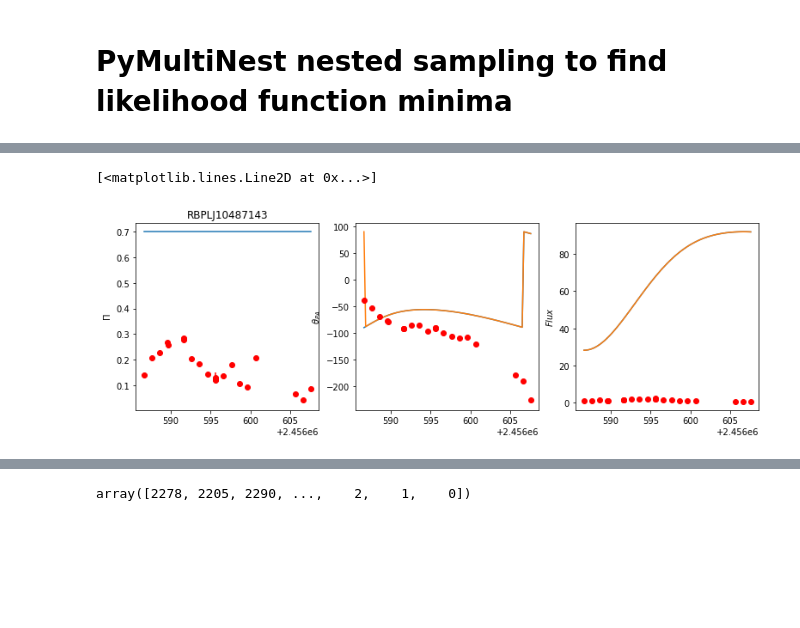
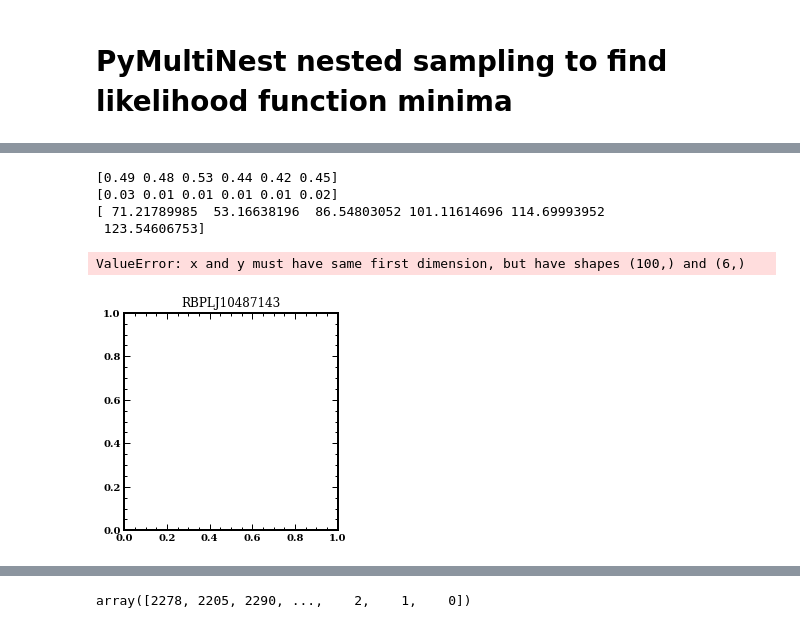
Before and after one commit to alpv95/SAV-Fit, a Jupyter notebook: notebooks/RotFit.ipynb, the cells around one changed output, grey strips where cells are left out. Cells and saved outputs as stored; diff of their text form; code cells hidden in the pictures; blank space fills up the shorter version.

```diff
--- a/notebooks/RotFit.ipynb
+++ b/notebooks/RotFit.ipynb
@@ -353,3 +413,9 @@ def rotate(th, B, axis): #about arbitrary axis
     B3 = (- axis[:,:,2] * (-axis[:,:,0]*B[:,:,0] - axis[:,:,1]*B[:,:,1] - axis[:,:,2]*B[:,:,2])) * (1 - np.cos(th)) + B[:,:,2]*np.cos(th) \
     + (-axis[:,:,1]*B[:,:,0] + axis[:,:,0]*B[:,:,1]) * np.sin(th)
     return np.stack([B1,B2,B3],axis=2)
+# %%
+th = 0.0
+B = np.array([[[1., 0., 0]]])
+axis = np.array([[[0, 1, 0]]])
+print(axis, B, th)
+rotate(th, B, axis)
@@ -356,5 +560,5 @@ def rotate(th, B, axis): #about arbitrary axis
 # %%
-def Jet(day, ratio, ratio_range, pitch, offset, deg, axis=0, sign=-1, alpha=2, Gamma=10, global_sign=1):
+def Jet(day, ratio, ratio_range, pitch, offset, deg, axis=0, sign=-1, alpha=2, Gamma=10, global_sign=1,plot=False):
     """Helical jet of jets
 
     Args:
@@ -380,10 +584,11 @@ def Jet(day, ratio, ratio_range, pitch, offset, deg, axis=0, sign=-1, alpha=2, G
     day = day - np.min(day)
     B_orig = Bhelix((day*deg + offset) * np.pi/180, pitch, sign, global_sign)
     #Build jet of jets in multiple circles:
-    coords = np.concatenate([pcircle(ratio, ratio_range, 30),pcircle(ratio, 5*ratio_range/6, 24),
-                             pcircle(ratio, 4*ratio_range/6, 18), pcircle(ratio, 3*ratio_range/6, 12),
-                             pcircle(ratio, 2*ratio_range/6, 6), pcircle(ratio, 1*ratio_range/6, 2)],axis=1)
-    #coords = np.expand_dims(np.array([ratio,0]),axis=1)
+    coords = np.concatenate([pcircle(ratio, ratio_range, 36),pcircle(ratio, 5*ratio_range/6, 30),
+                             pcircle(ratio, 4*ratio_range/6, 24), pcircle(ratio, 3*ratio_range/6, 18),
+                             pcircle(ratio, 2*ratio_range/6, 12), pcircle(ratio, 1*ratio_range/6, 6),
+                         pcircle(ratio, 0*ratio_range/6, 1)],axis=1)
+
     theta_rot = np.arccos((1 - coords[0,:]**2) / (1 + coords[0,:]**2))
     x0,y0 = np.meshgrid(np.transpose(B_orig)[:,0],np.stack([-np.sin(coords[1,:]),np.cos(coords[1,:]),np.zeros(len(coords[1,:]))],axis=1)[:,0])
     x1,y1 = np.meshgrid(np.transpose(B_orig)[:,1],np.stack([-np.sin(coords[1,:]),np.cos(coords[1,:]),np.zeros(len(coords[1,:]))],axis=1)[:,1])
@@ -394,11 +599,12 @@ def Jet(day, ratio, ratio_range, pitch, offset, deg, axis=0, sign=-1, alpha=2, G
 
     B = rotate(th, B_mesh, axis_mesh)
     #B shape = (coords,days,3)
+
     Btheta = np.arctan2(np.sqrt(np.sum(B[:,:,:2]**2,axis=2)), B[:,:,2])
-    weights = (Dapprox(Gamma,coords[0,:])**4 * flux_weight(Btheta, alpha).T).T #broadcast
+    weights = (D(Gamma,coords[0,:]/Gamma)**4 * flux_weight(Btheta, alpha).T).T #broadcast
     weights = weights / np.max(weights)
 
-    vec = B[:,:,:2][:,:,::-1]
+    vec = copy.copy(B[:,:,:2][:,:,::-1])
     vec[:,:,1] *= -1
     PA = np.arctan2(vec[:,:,1],vec[:,:,0])
     S1 = np.sum(weights * np.cos(2 * PA),axis=0)
@@ -407,4 +613,7 @@ def Jet(day, ratio, ratio_range, pitch, offset, deg, axis=0, sign=-1, alpha=2, G
     PA = np.rad2deg(np.arctan2(S2,S1) / 2 ) + axis
     P = np.sum(weights, axis=0)
 
-    return Pi, PA, P
+    if plot:
+        return B_mesh, B, coords
+    else:
+        return Pi, PA, P
@@ -424,37 +678,46 @@ for blazar in blazars:
     data.append(np.loadtxt("/home/groups/rwr/alpv95/SAVRot/data/" + blazar))
 
 measured = pd.read_csv("/home/groups/rwr/alpv95/SAVRot/data/sample.txt")
 
-datum = data[2]
+datum = data[0]
 Day = datum[:,0]
 Flux = datum[:,5]; Flux_err = datum[:,6]
 PA = datum[:,3]; PA_err = datum[:,4]
 Pi = datum[:,1] / 100; Pi_err = datum[:,2] / 100
 deg = abs(max(PA) - min(PA)) / abs(max(Day) - min(Day))
 x = np.linspace(Day[0],Day[-1],100)
+print(Flux)
+print(Flux_err)
 
-pi_hat, pa_hat1, p_hat1 = Jet(x, 0.5, 0.0, 2.0, 0, deg=deg, sign=-1, alpha=2, Gamma=10,global_sign=1)
-pi_hat, pa_hat2, p_hat2 = Jet(x, 0.5, 0.0, 2.0, 360, deg=deg, sign=-1, alpha=2, Gamma=10,global_sign=1)
+pi_hat, pa_hat1, p_hat1 = Jet(Day, 1.7309335470199585, 0.6575479507446289,
+                              -1.8863520622253418, 137.11280822753906,
+                              deg=6.5852340535120355, sign=1, alpha=2, Gamma=10,global_sign=1)
+print(p_hat1)
+pi_hat, pa_hat2, p_hat2 = Jet(Day, 0.5, 0.1, 2.0, 360, deg=deg, sign=-1, alpha=2, Gamma=10,global_sign=1)
 
 plt.figure(figsize=(13,4))
 plt.subplot(1, 3, 1  )
 plt.title(blazars[2].replace(".dat",""))
 plt.plot(x,pi_hat)
 plt.ylabel(r"$\Pi$")
 plt.errorbar(Day,Pi,yerr=Pi_err,c='r',fmt='o')
 
 plt.subplot(1,3, 2)
 plt.ylabel(r"$\theta_{PA}$")
 #plt.ylim(min(PA) - 20, max(PA) + 20)
 plt.plot(x,pa_hat1)
 plt.plot(x,pa_hat2)
 plt.errorbar(Day,PA,yerr=PA_err,c='r',fmt='o')
 
 plt.subplot(1,3, 3)
 plt.ylabel(r"$Flux$")
 plt.errorbar(Day,Flux,yerr=Flux_err,c='r',fmt='o')
-plt.plot(x, p_hat1)
-plt.plot(x, p_hat2)
+#plt.plot(x, p_hat1)
+#plt.plot(x, p_hat2)
 # %% [output]
-[<matplotlib.lines.Line2D at 0x...>]
+[0.49 0.48 0.53 0.44 0.42 0.45]
+[0.03 0.01 0.01 0.01 0.01 0.02]
+[ 71.21789985  53.16638196  86.54803052 101.11614696 114.69993952
+ 123.54606753]
+ValueError: x and y must have same first dimension, but have shapes (100,) and (6,)
-[figure, old version]
+[figure, new version]
```
Also changed, not shown: parts of 16 cells of this notebook, 5 other files.
